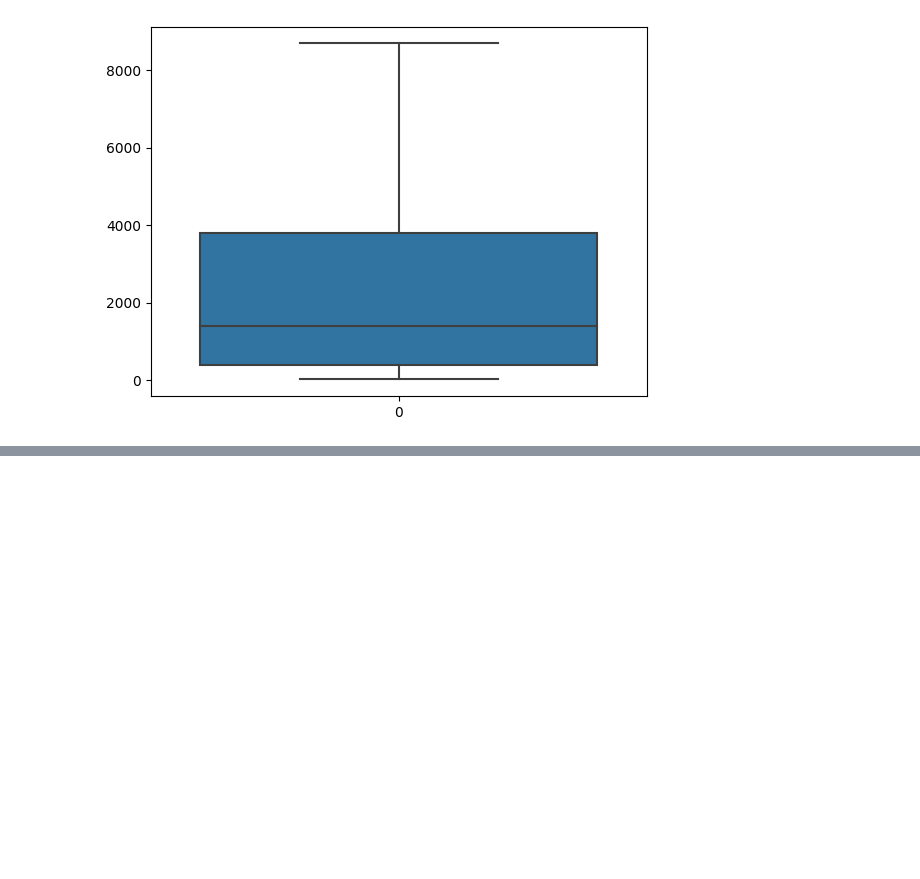
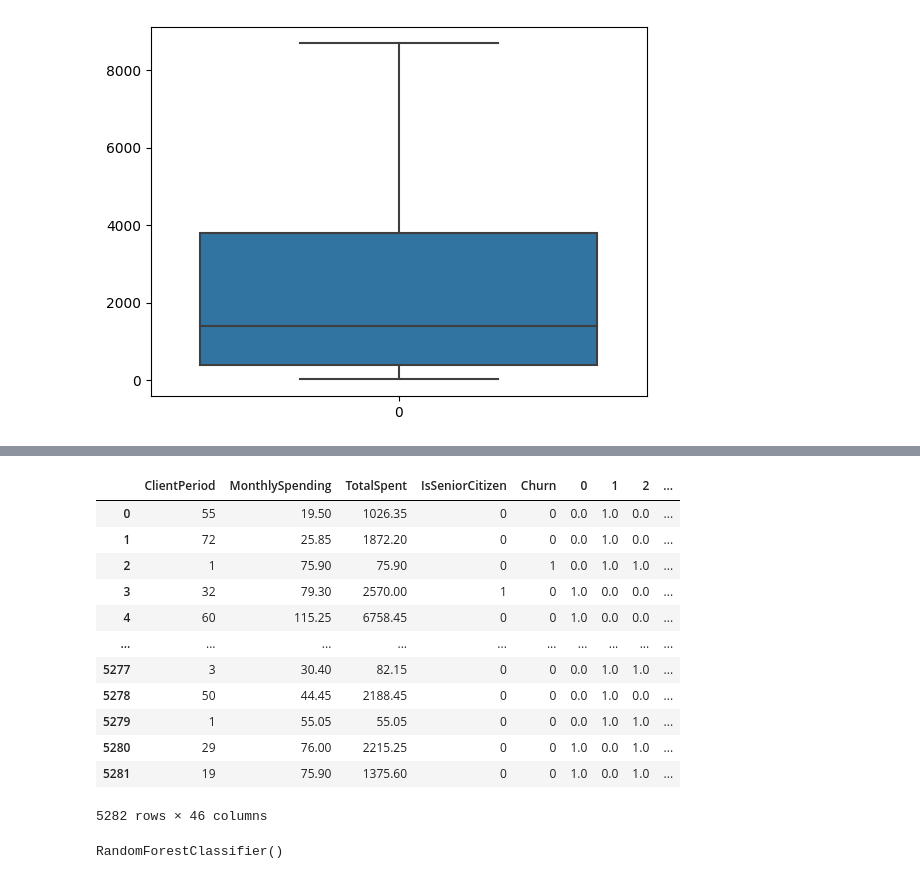
Before and after one commit to DeadArcadiy/ds_dropped_users, a Jupyter notebook: users.ipynb, the cells around one changed output, grey strips where cells are left out. Saved outputs shown, nothing was run; the diff lists cells and outputs as text; code cells hidden in the pictures; blank space fills up the shorter version.

```diff
--- a/users.ipynb
+++ b/users.ipynb
@@ -89,0 +167,33 @@ sns.boxplot(data.TotalSpent)
+# %%
+transformed_data = data.drop(['Sex',
+                       'HasPartner',
+                       'HasChild',
+                       'HasPhoneService',
+                       'HasMultiplePhoneNumbers',
+                       'HasInternetService',
+                       'HasOnlineSecurityService',
+                       'HasOnlineBackup',
+                       'HasDeviceProtection',
+                       'HasTechSupportAccess',
+                       'HasOnlineTV',
+                       'HasMovieSubscription',
+                       'HasContractPhone',
+                       'IsBillingPaperless',
+                       'PaymentMethod'],axis=1)
+transformed_data = transformed_data.join(transformed_columns)
+transformed_data.columns = transformed_data.columns.astype(str)
+transformed_data
+# %% [output]
+|  | ClientPeriod | MonthlySpending | TotalSpent | IsSeniorCitizen | Churn | 0 | 1 | 2 | ... |
+| 0 | 55 | 19.50 | 1026.35 | 0 | 0 | 0.0 | 1.0 | 0.0 | ... |
+| 1 | 72 | 25.85 | 1872.20 | 0 | 0 | 0.0 | 1.0 | 0.0 | ... |
+| 2 | 1 | 75.90 | 75.90 | 0 | 1 | 0.0 | 1.0 | 1.0 | ... |
+| 3 | 32 | 79.30 | 2570.00 | 1 | 0 | 1.0 | 0.0 | 0.0 | ... |
+| 4 | 60 | 115.25 | 6758.45 | 0 | 0 | 1.0 | 0.0 | 0.0 | ... |
+| ... | ... | ... | ... | ... | ... | ... | ... | ... | ... |
+| 5277 | 3 | 30.40 | 82.15 | 0 | 0 | 0.0 | 1.0 | 1.0 | ... |
+| 5278 | 50 | 44.45 | 2188.45 | 0 | 0 | 0.0 | 1.0 | 0.0 | ... |
+| 5279 | 1 | 55.05 | 55.05 | 0 | 0 | 0.0 | 1.0 | 1.0 | ... |
+| 5280 | 29 | 76.00 | 2215.25 | 0 | 0 | 1.0 | 0.0 | 1.0 | ... |
+| 5281 | 19 | 75.90 | 1375.60 | 0 | 0 | 1.0 | 0.0 | 1.0 | ... |
+5282 rows × 46 columns
@@ -89,0 +209,4 @@ sns.boxplot(data.TotalSpent)
+# %%
+simpleLiniarModel.fit(x_train,y_train)
+# %% [output]
+RandomForestClassifier()
```
Also changed, not shown: parts of 12 cells of this notebook.
